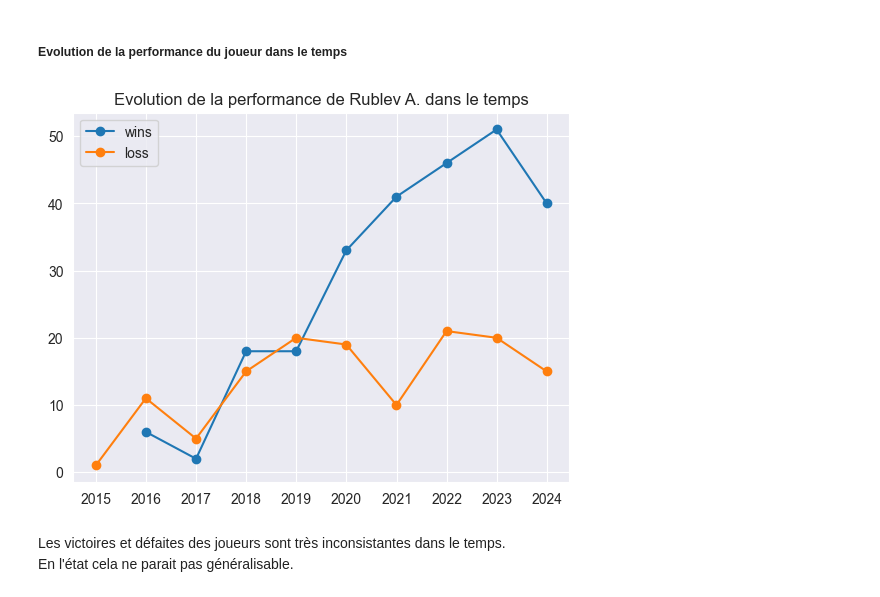
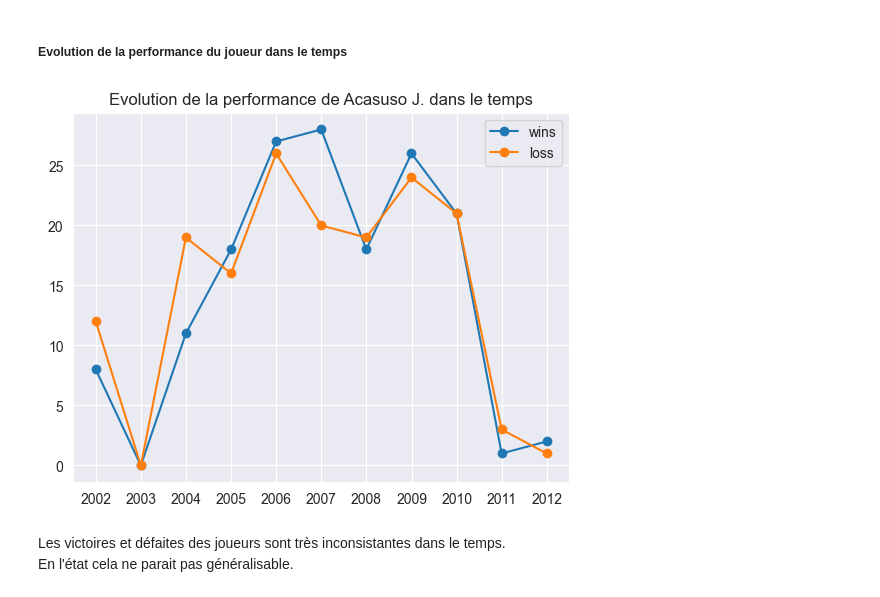
Before and after one commit to chboudry/PariTennis, a Jupyter notebook: analyse.ipynb, the cells around one changed output. Drawn from its saved outputs; the diff is of its cells as text; code cells hidden in the pictures.

```diff
--- a/analyse.ipynb
+++ b/analyse.ipynb
@@ -485,26 +495,28 @@ On note que même avec avec de grands écarts on a un jeu de données suffisante
 # %% [markdown]
 ##### Evolution de la performance du joueur dans le temps
 # %%
-#player = players[5]
-player = "Rublev A."
+player = players[3]
+#player = "Rublev A."
+#player = "De Minaur A."
+#player = "Diallo G."
 df.Date = pd.to_datetime(df.Date)
 freq = '1Y'
 wins = df.loc[df['Winner']==player].groupby(pd.Grouper(key='Date', freq=freq))['Winner'].count()
 loss = df.loc[df['Loser']==player].groupby(pd.Grouper(key='Date', freq=freq))['Loser'].count()
 
 #print(wins)
 #print(loss)
 
 if not (wins.empty):
     wins, = plt.plot(wins, marker="o")
 if not (loss.empty):
     loss, = plt.plot(loss, marker="o")
 title = "Evolution de la performance de " + player + " dans le temps"
 plt.legend((wins,loss),('wins','loss'), loc = 'best')
 plt.title(title)
 plt.show()
 # %% [output]
-[figure, old version]
+[figure, new version]
 # %% [markdown]
 Les victoires et défaites des joueurs sont très inconsistantes dans le temps.
 En l'état cela ne parait pas généralisable.
```
Also changed, not shown: parts of 5 cells of this notebook, 6 other files.
